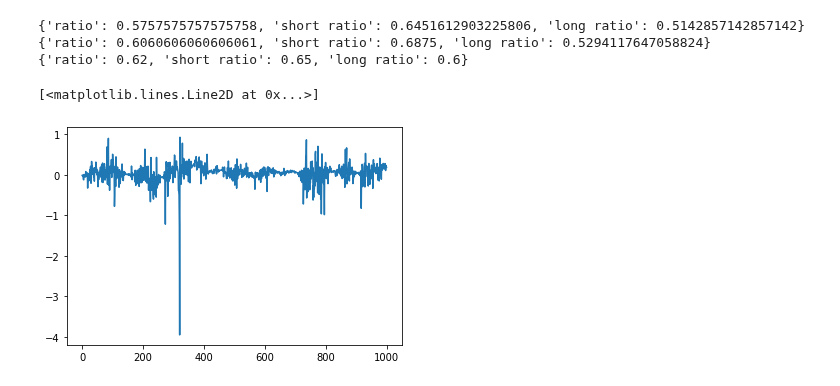
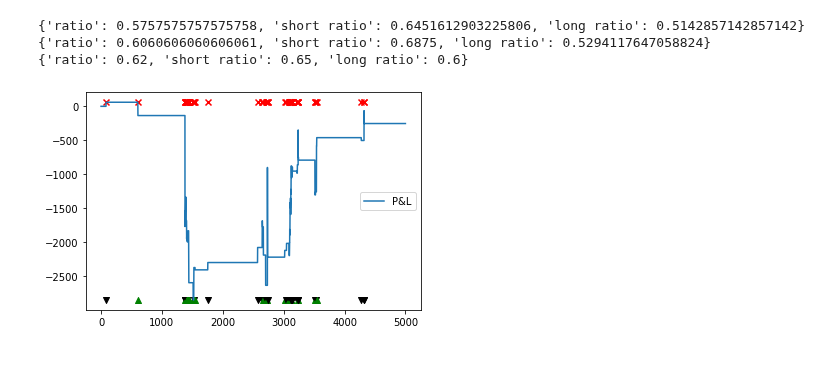
Before and after one commit to Tristan-C-13/modelling-non-stationary-time-series, a Jupyter notebook: results.ipynb, the cells around one changed output. Cells and saved outputs as stored; diff of their text form; code cells hidden in the pictures.

```diff
--- a/results.ipynb
+++ b/results.ipynb
@@ -23,7 +24,7 @@ print(portfolio_3.hit_ratio)
 {'ratio': 0.62, 'short ratio': 0.65, 'long ratio': 0.6}
 # %%
 fig, ax = plt.subplots()
-ax.plot(portfolio_3.history['z_score'].to_numpy()[-1000:])
+
+portfolio_1.plot_pnl_entries(ax)
 # %% [output]
-[<matplotlib.lines.Line2D at 0x...>]
-[figure, old version]
+[figure, new version]
```
Also changed, not shown: parts of 4 cells of this notebook, 6 other files.
